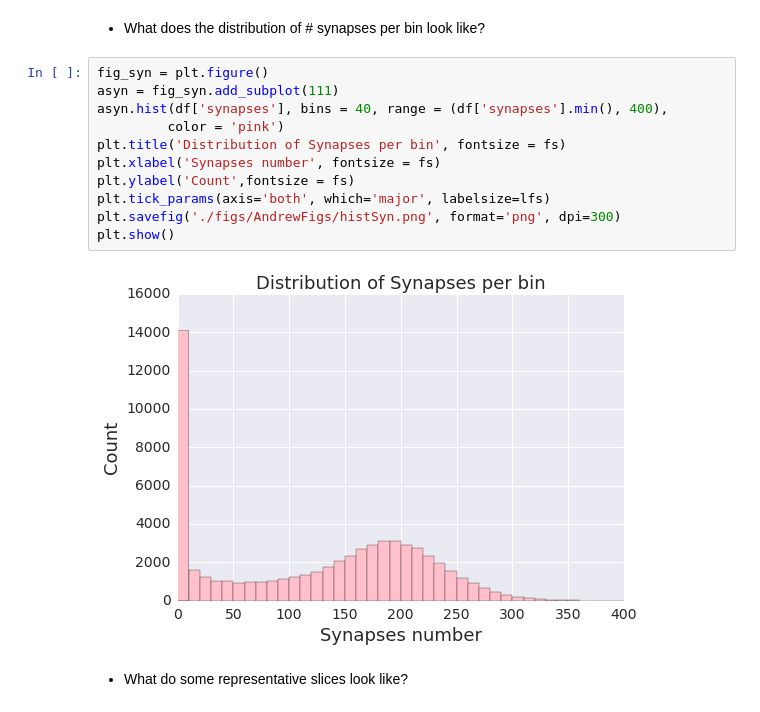
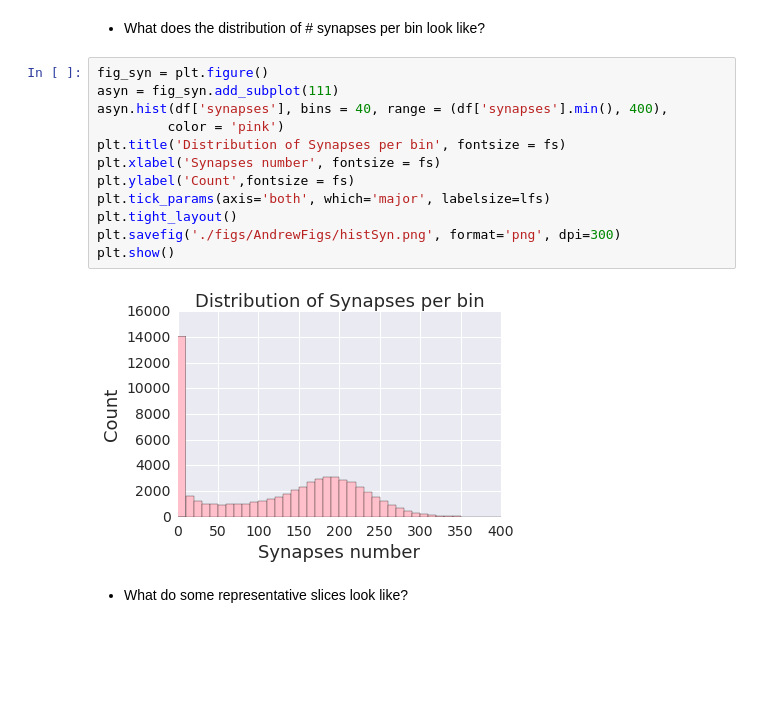
Before and after one commit to Upward-Spiral-Science/chengchang, a Jupyter notebook: Assignment 3.ipynb, the cells around one changed output. Drawn from its saved outputs; the diff is of its cells as text; blank space fills up the shorter version.

```diff
--- a/Assignment 3.ipynb
+++ b/Assignment 3.ipynb
@@ -205,16 +211,17 @@ plt.show()
 # %%
 fig_syn = plt.figure()
 asyn = fig_syn.add_subplot(111)
 asyn.hist(df['synapses'], bins = 40, range = (df['synapses'].min(), 400),
          color = 'pink')
 plt.title('Distribution of Synapses per bin', fontsize = fs)
 plt.xlabel('Synapses number', fontsize = fs)
 plt.ylabel('Count',fontsize = fs)
 plt.tick_params(axis='both', which='major', labelsize=lfs)
+plt.tight_layout()
 plt.savefig('./figs/AndrewFigs/histSyn.png', format='png', dpi=300)
 plt.show()
 # %% [output]
-[figure, old version]
+[figure, new version]
 # %% [markdown]
 * What do some representative slices look like?
 # %%
```
Also changed, not shown: parts of 4 cells of this notebook, 22 other files.
